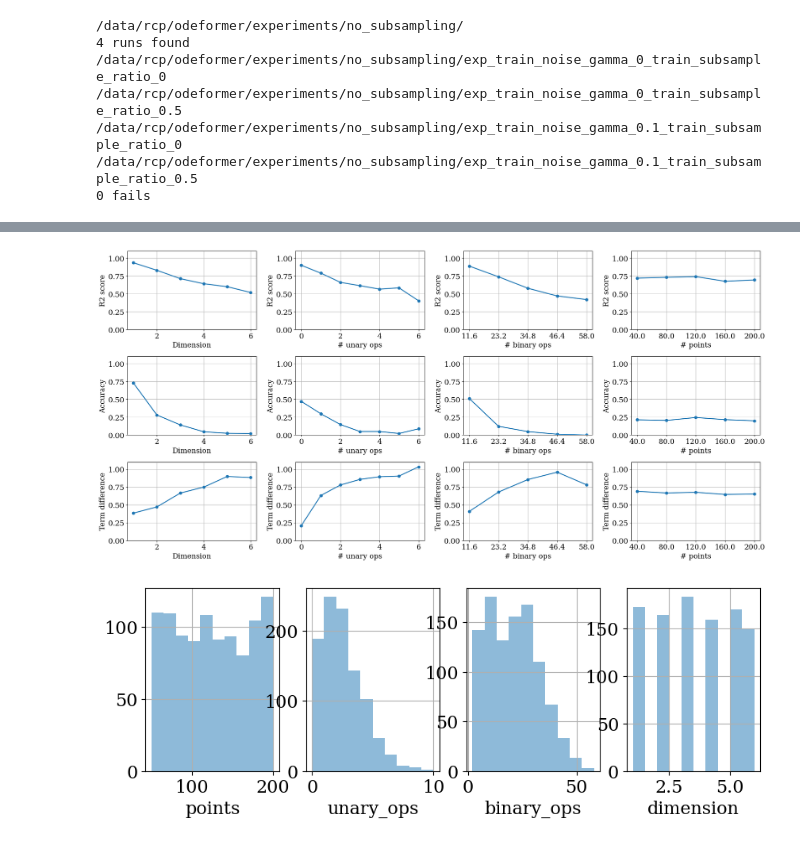
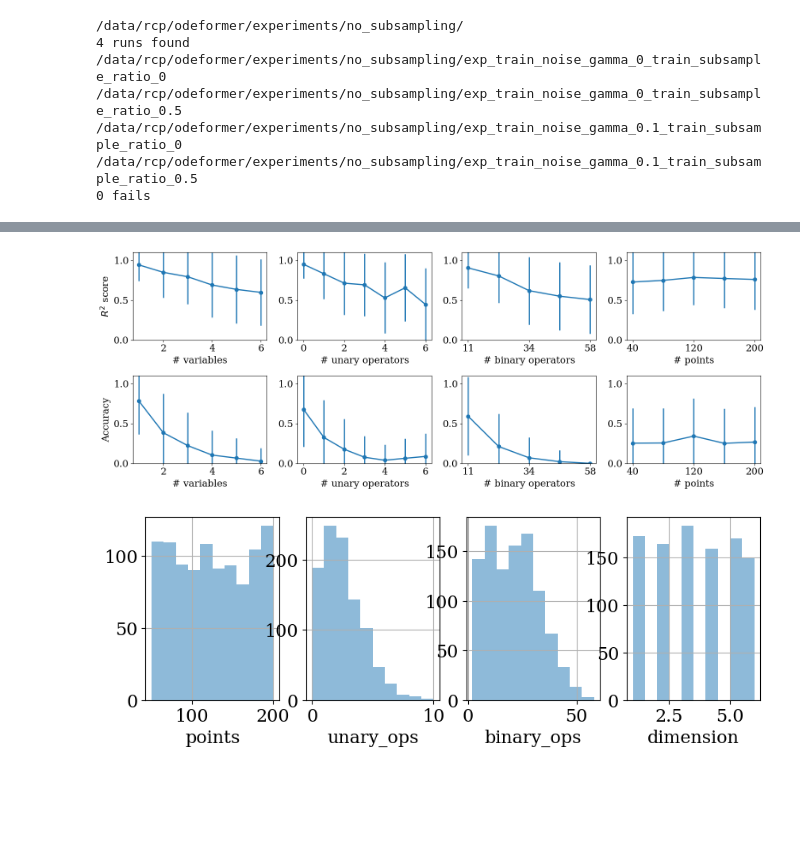
Before and after one commit to sdascoli/odeformer, a Jupyter notebook: tests.ipynb, the cells around one changed output, grey strips where cells are left out. Drawn from its saved outputs; the diff is of its cells as text; code cells hidden in the pictures; blank space fills up the shorter version.

```diff
--- a/tests.ipynb
+++ b/tests.ipynb
@@ -136,7 +136,7 @@ for i, mode in enumerate(['logs', 'pmlb', 'oscillators']):
         args = run['args']
         times = np.array(range(len(run[mode])))#[:latest]
         r2    = [run[mode][t]['r2_zero']      for t in times]
-        acc    = [run[mode][t]['accuracy_l1_1e-1']      for t in times]
+        acc    = [run[mode][t]['term_difference']      for t in times]
         label = args.exp_id
         #label = 'dim {}'.format(lab)
         y = r2
@@ -197,34 +197,37 @@ No artists with labels found to put in legend.  Note that artists whose label st
 No artists with labels found to put in legend.  Note that artists whose label start with an underscore are ignored when legend() is called with no argument.
 [figure]
 # %%
-metrics = {'r2_zero':'R2 score', 'accuracy_l1_1e-1': 'Accuracy', 'term_difference':'Term difference'}#, 'accuracy_l1_biggio']
-ablations = {'info_dimension':'Dimension', 'info_n_unary_ops':'# unary ops', 'info_n_binary_ops': '# binary ops', 'info_n_points':'# points'}
+metrics = {'r2_zero':'$R^2$ score', 'accuracy_l1_biggio': 'Accuracy'}#, 'term_difference':'Term difference'}#, 'accuracy_l1_biggio']
+ablations = {'info_dimension':'# variables', 'info_n_unary_ops':'# unary operators', 'info_n_binary_ops': '# binary operators', 'info_n_points':'# points'}
 
 # plot r2_zero vs info_n_points
-fig, axarr = plt.subplots(len(metrics), len(ablations), figsize=(7*len(metrics),10))
+fig, axarr = plt.subplots(len(metrics), len(ablations), figsize=(4*len(ablations),len(metrics)*3))
+if len(metrics) == 1: axarr = [axarr]
 for run in selected_runs[:1]:
     args = run['args']
     try:
         df = pd.read_csv(args.output_dir/'evals_all/eval_in_domain.csv')
     except:
         print("Skipped"); continue
     df = df.drop(columns=['predicted_trees', 'trees'])
     df = df.query('info_n_unary_ops <7')
     k = 5# bin info_n_points into k bins
     for ablation in ['info_n_points', 'info_n_binary_ops']:
-        df[ablation] = pd.cut(df[ablation], bins=k, labels=np.arange(1,k+1)*df[ablation].max()/k)
+        df[ablation] = pd.cut(df[ablation], bins=k, labels=(np.arange(1,k+1)*df[ablation].max()/k).astype(int))
     for i, (metric, metric_name) in enumerate(metrics.items()):
         for j, (ablation, ablation_name) in enumerate(ablations.items()):
-            df.groupby(ablation)[metric].mean().plot(ax=axarr[i,j], marker='o')
-            axarr[i,j].set_xlabel(ablation_name)
-            axarr[i,j].set_ylabel(metric_name)
-            axarr[i,j].set_ylim(0,1.1)
+            std = df.groupby(ablation)[metric].std()
+            df.groupby(ablation)[metric].mean().plot(ax=axarr[i][j], marker='o', yerr=std)
+            axarr[i][j].set_xlabel(ablation_name)
+            axarr[i][0].set_ylabel(metric_name)
+            axarr[i][j].set_ylim(0,1.1)
             #axarr[i,j].set_xscale('log')
+            axarr[i][j].grid(False)
 plt.tight_layout()
 plt.savefig(savedir+'acc_vs_info.pdf')
 plt.show()
 # %% [output]
-[figure, old version]
+[figure, new version]
 # %%
 # plot r2_zero vs info_n_points
 run = runs[0]
```
Also changed, not shown: parts of 8 cells of this notebook, 2 other files.
